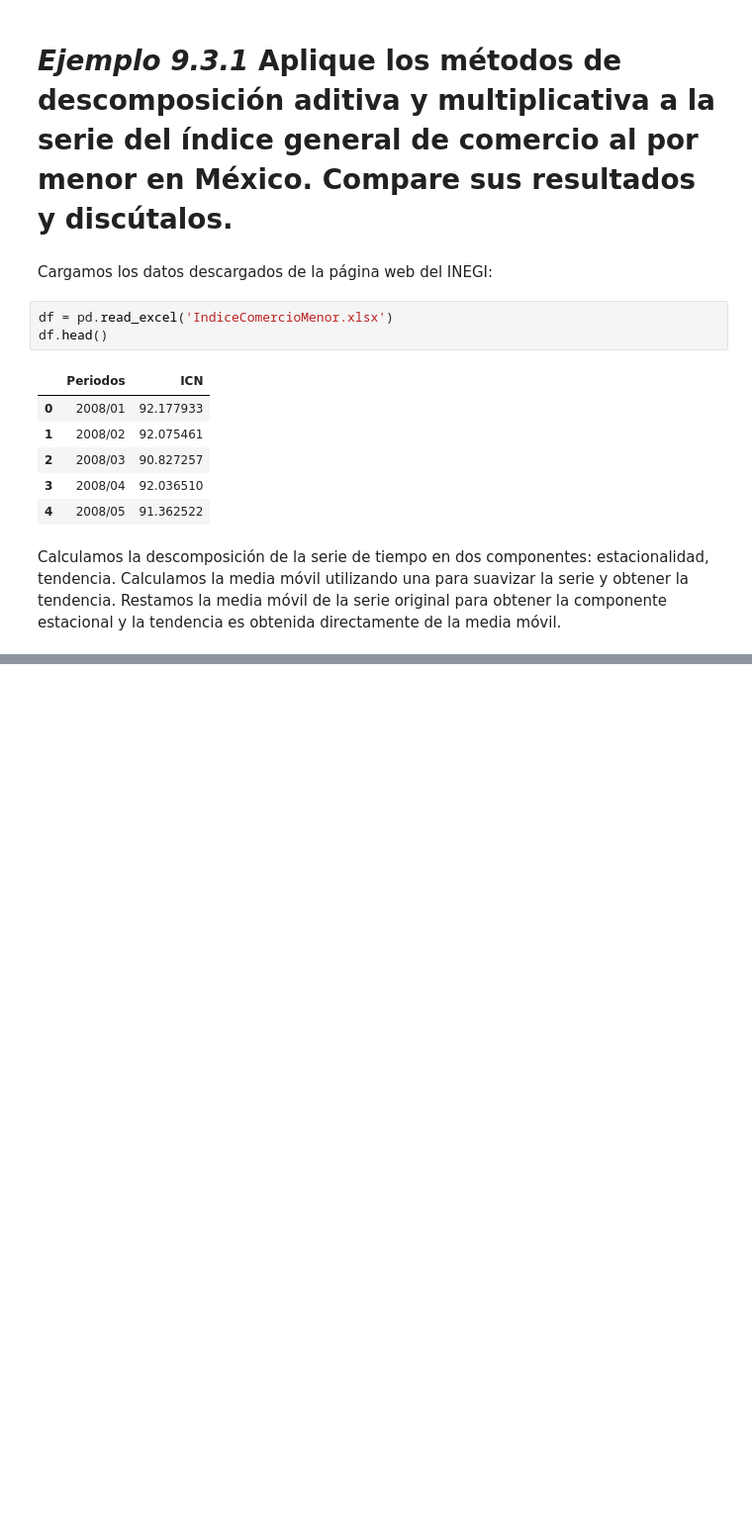
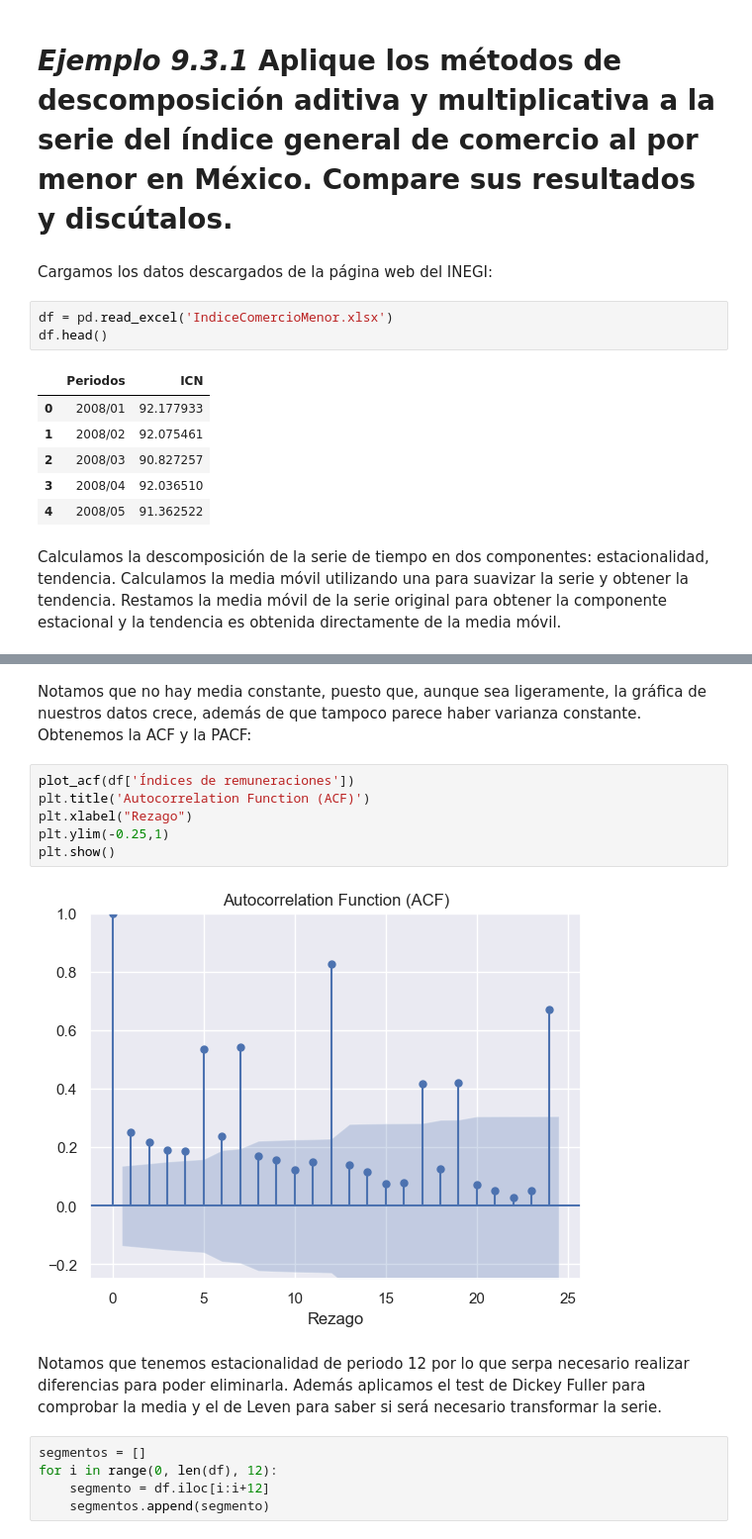
Before and after one commit to maferpy/unidad9, a Jupyter notebook: pronosticos.ipynb, the cells around one changed output, grey strips where cells are left out. Shown at 99% size. Drawn from its saved outputs; the diff is of its cells as text; blank space fills up the shorter version.

```diff
--- a/pronosticos.ipynb
+++ b/pronosticos.ipynb
@@ -442,0 +499,17 @@ dfRes.head()
+# %% [markdown]
+Notamos que no hay media constante, puesto que, aunque sea ligeramente, la gráfica de nuestros datos crece, además de que tampoco parece haber varianza constante. Obtenemos la ACF y la PACF:
+# %%
+plot_acf(df['Índices de remuneraciones'])
+plt.title('Autocorrelation Function (ACF)')
+plt.xlabel("Rezago")
+plt.ylim(-0.25,1)
+plt.show()
+# %% [output]
+[figure, added]
+# %% [markdown]
+Notamos que tenemos estacionalidad de periodo 12 por lo que serpa necesario realizar diferencias para poder eliminarla. Además aplicamos el test de Dickey Fuller para comprobar la media y el de Leven para saber si será necesario transformar la serie.
+# %%
+segmentos = []
+for i in range(0, len(df), 12):
+    segmento = df.iloc[i:i+12]
+    segmentos.append(segmento)
```
Also changed, not shown: parts of 11 cells of this notebook.
